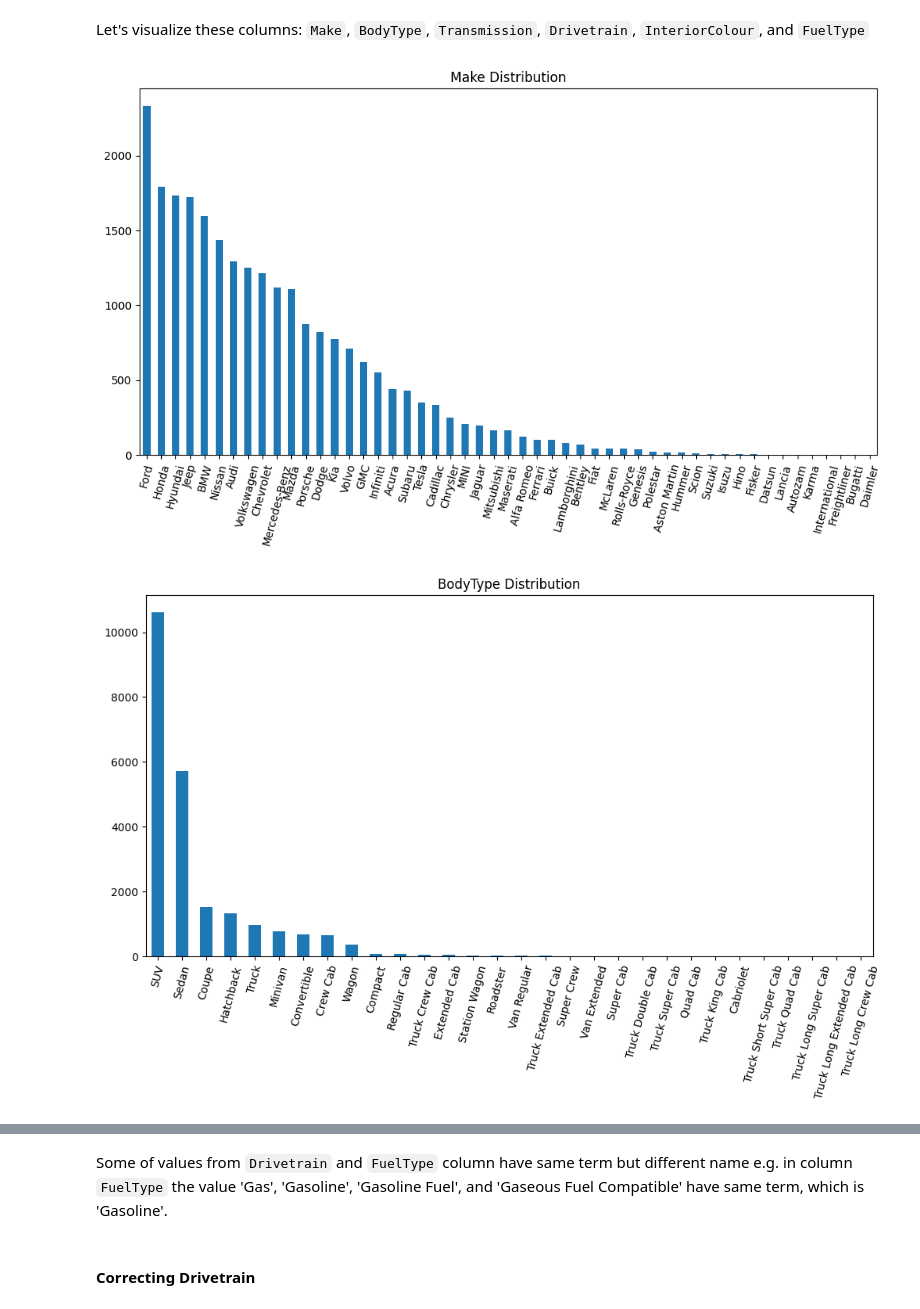
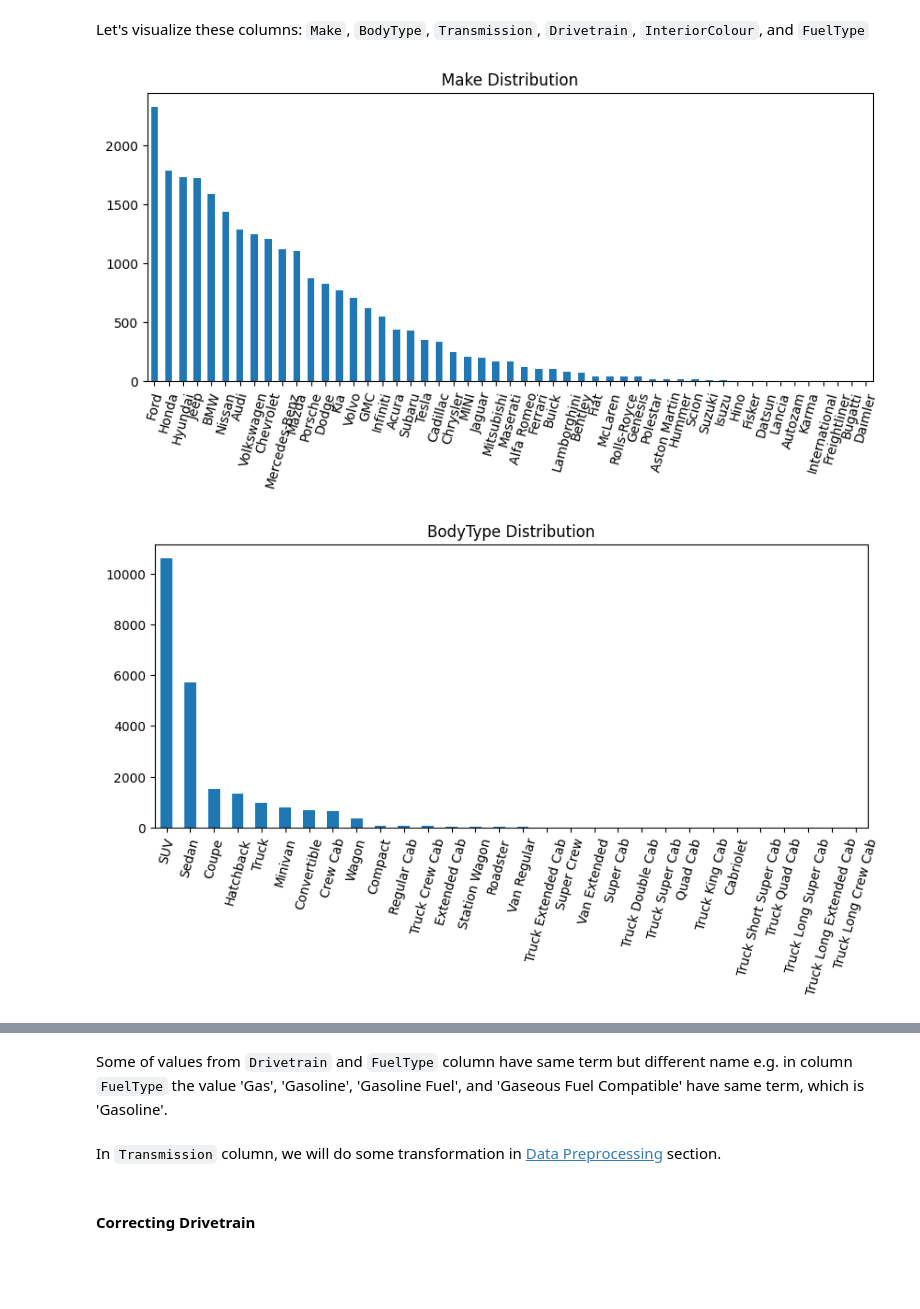
Before and after one commit to alfiannajih/used-vehicle-price-prediction, a Jupyter notebook: used_vehicle.ipynb, the cells around one changed output, grey strips where cells are left out. Cells and saved outputs as stored; diff of their text form; code cells hidden in the pictures; blank space fills up the shorter version.

```diff
--- a/used_vehicle.ipynb
+++ b/used_vehicle.ipynb
@@ -426,12 +429,12 @@ Let's visualize these columns: `Make`, `BodyType`, `Transmission`, `Drivetrain`,
 # %%
 for column in ['Make', 'BodyType', 'Transmission', 'Drivetrain', 'InteriorColour', 'FuelType']:
     full_cat_data[column].value_counts().plot(
         kind='bar',
         title=f'{column} Distribution',
         rot=75,
-        figsize=(12, 6)
+        figsize=(10, 4)
     )
     plt.show()
 # %% [output]
-[figure, old version]
+[figure, new version]
-[figure, old version]
+[figure, new version]
@@ -442,5 +445,7 @@ for column in ['Make', 'BodyType', 'Transmission', 'Drivetrain', 'InteriorColour
 # %% [markdown]
 Some of values from `Drivetrain` and `FuelType` column have same term but different name e.g. in column `FuelType` the value 'Gas', 'Gasoline', 'Gasoline Fuel', and 'Gaseous Fuel Compatible' have same term, which is 'Gasoline'.
+# %% [markdown]
+In `Transmission` column, we will do some transformation in [Data Preprocessing](#data_preprocessing) section.
 # %% [markdown]
 #### Correcting Drivetrain <a name='correcting_drivetrain'></a>
 # %%
```
Also changed, not shown: parts of 34 cells of this notebook.
